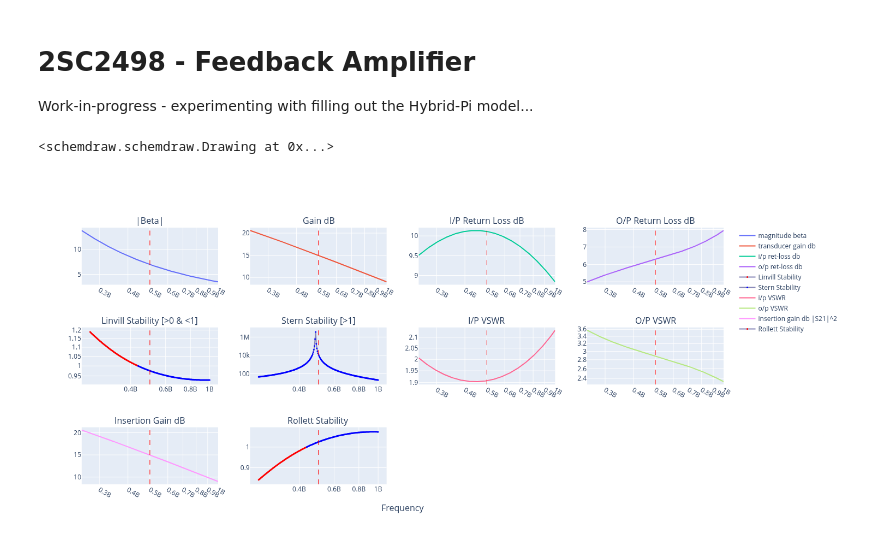
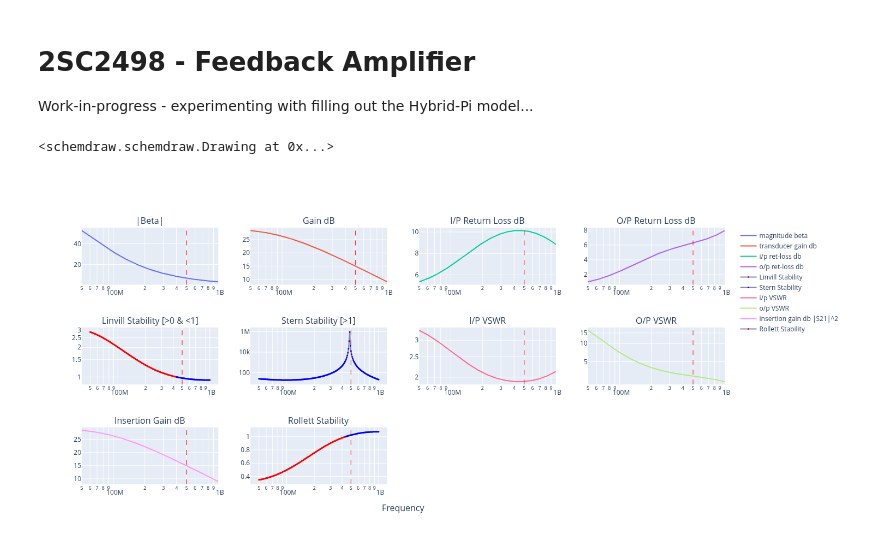
Before and after one commit to M0YCX/ycx_rf_notebooks, a Jupyter notebook: Amplifiers/feedback/Feedback_Amplifier_Studies/2SC2498.ipynb, the cells around one changed output. Cells and saved outputs as stored; diff of their text form; code cells hidden in the pictures.

```diff
--- a/Amplifiers/feedback/Feedback_Amplifier_Studies/2SC2498.ipynb
+++ b/Amplifiers/feedback/Feedback_Amplifier_Studies/2SC2498.ipynb
@@ -19,33 +19,33 @@ n = complex_fba(
     FT_mhz=3500,
     B0=80,
     Ie_mA=10,
     Rbp=1.0,
     Re=0,
     extLe_nH=eL,
     extLb_nH=eL,
     extLc_nH=eL,
     extCin_pF=eC,
     extCout_pF=eC,
     extCrev_pF=eC,
     Ccb_pF=0.95,
     Cce_pF=0.2,
     Cf_pF=100000,
     Lf_nH=0,
     Rf=51000,
     ZS_real=50,
     ZS_imag=0,
     ZL_real=50,
     ZL_imag=0,
     N=1,
-    from_mhz=250,
+    from_mhz=50,
     to_mhz=1000,
 )
 # print(n)
 n.write_touchstone(
     "2SC2498_CE_Ie10mA_nbgen",
     dir="/home/bev/Documents/Radio/QUCS-S/Studies/0010_S_Touchtone_lib",
 )
 # %% [output]
 <schemdraw.schemdraw.Drawing at 0x...>
-[figure, old version]
+[figure, new version]
 [drawing not drawn]
```
Also changed, not shown: 6 other files.
